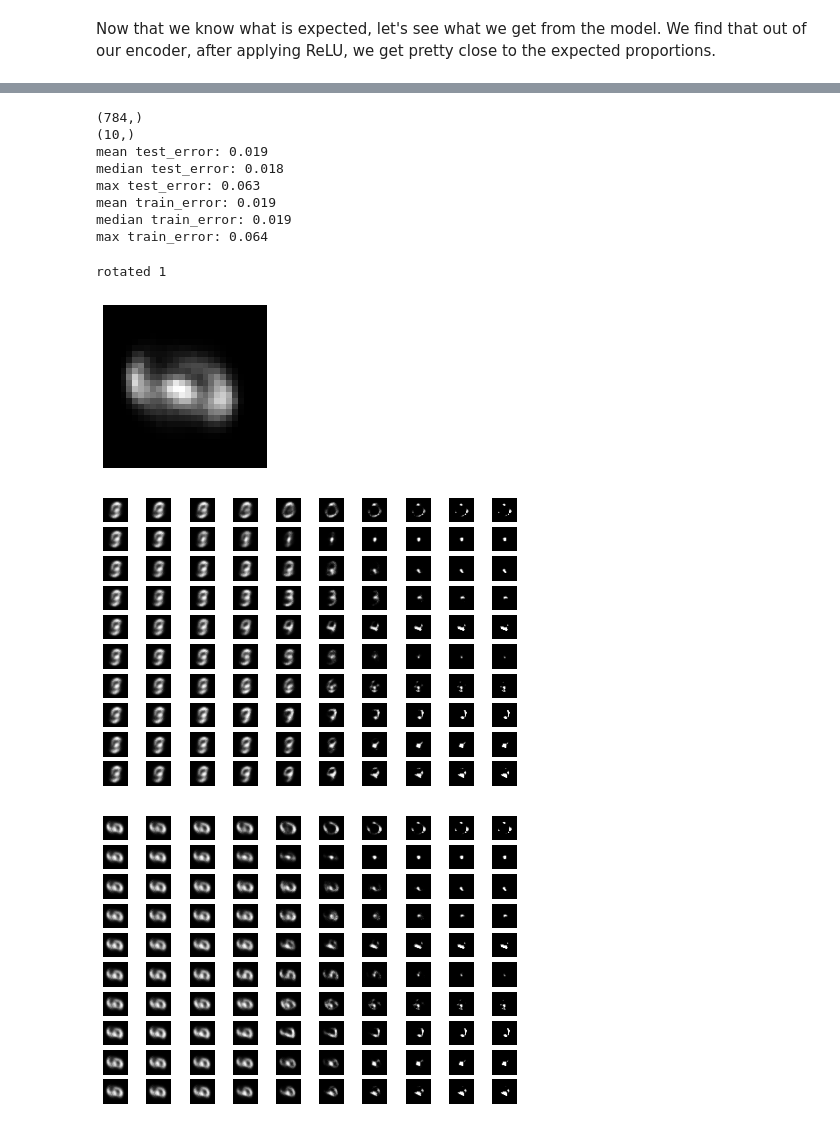
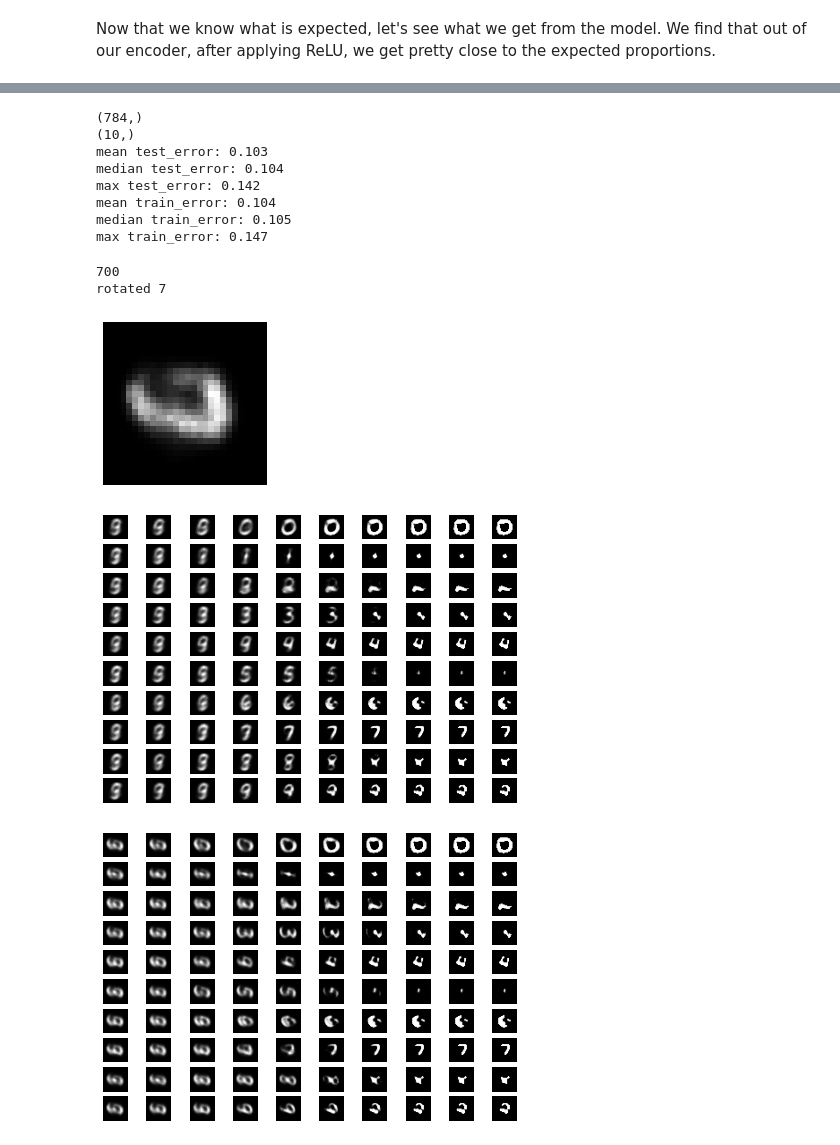
Before and after one commit to suraj-adewale/sc_bulk_ood, a Jupyter notebook: experiments/DIVA_stacked_mnist.ipynb, the cells around one changed output, grey strips where cells are left out. Cells and saved outputs as stored; diff of their text form; code cells hidden in the pictures.

Commit message:
changed proportions to be softmax, also added a sampler for z_slack in the decoding

```diff
--- a/experiments/DIVA_stacked_mnist.ipynb
+++ b/experiments/DIVA_stacked_mnist.ipynb
@@ -384,10 +383,10 @@ decoder_hidden = Dense(decoder_dim, activation=activ, name = "decoder_h1")
 decoder_out = Dense(decoder_out_dim, activation='sigmoid', name = "decoder_out")
 
 # this is the proportions we try to estimate
-decoder_props = ReLU(name = "mu_prop_pred")
+decoder_props = Softmax(name = "mu_prop_pred")
 
 # this is the rotation we try to estimate
-rot_props = ReLU(name = "mu_rot_pred")
+rot_props = Softmax(name = "mu_rot_pred")
 
 # we use this to get sigma to do sampling later
 decoder_sigma = Lambda(null_f, name = "l_sigma_prop_pred")
@@ -396,7 +395,7 @@ decoder_sigma = Lambda(null_f, name = "l_sigma_prop_pred")
 h_p = decoder_hidden(z_concat)
 outputs = decoder_out(h_p)
 
-rotation_outputs = rot_props(mu_rot)
+rotation_outputs = rot_props(z_rot)
 
 prop_outputs = decoder_props(mu_prop)
 sigma_outputs = decoder_sigma(l_sigma_prop)
@@ -494,7 +493,7 @@ label_train_rot = label_train[rot_idx,:]
 
 # now remove all samples where 3 makes up more than 50%
 # and is rotated
-keep_rot_idx = Y_train_rot[:,3] < 0.8
+keep_rot_idx = Y_train_rot[:,7] < 0.8
 X_train_rot_no3 = X_train_rot[keep_rot_idx,:]
 Y_train_rot_no3 = Y_train_rot[keep_rot_idx,:]
 label_train_rot_no3 = label_train_rot[keep_rot_idx,:]
@@ -781,12 +780,12 @@ print(f"mean train_error: {np.round(np.mean(train_error), decimals=3)}\n"
 # %% [output]
 (784,)
 (10,)
-mean test_error: 0.019
-median test_error: 0.018
-max test_error: 0.063
-mean train_error: 0.019
-median train_error: 0.019
-max train_error: 0.064
+mean test_error: 0.103
+median test_error: 0.104
+max test_error: 0.142
+mean train_error: 0.104
+median train_error: 0.105
+max train_error: 0.147
 # %%
 
 def method_sample_z(args):
@@ -798,36 +797,44 @@ def sample_digit(digit, Y_test, digit_scale, rotate):
   digit_idx = np.where(Y_test == digit)
 
   label_vec = np.array([1., 0.]).reshape((1, 2))
   if rotate:
     label_vec = np.array([0., 1.]).reshape((1, 2))
 
   pred_input = X_full_test[digit_idx[0][0:250]]
   test_X, test_mu, test_label, test_lsigma = cls_prop_vae.predict(pred_input, batch_size=250)
 
   encoded_X0 = np.ones(10)*0.01
   encoded_X0[digit] = digit_scale
   rand_lsigma = np.random.random_integers(low = 0, high = 249)
   z_0_digit = method_sample_z([encoded_X0, test_lsigma])
   z_0_digit = z_0_digit[rand_lsigma].reshape((1,10))
   return(z_0_digit)
 
-digit_img = 1
+digit_img = 7
+
+keep_rot_idx = Y_full_test[:,digit_img] > 0.9
+print(sum(keep_rot_idx))
+X_example = X_full_test[keep_rot_idx,]
+z_slack, mu_prop, z_rot = encoder.predict(X_example[0:250,:], batch_size=250)
+
 z_0_digit = sample_digit(digit_img, Y_test, 10, rotate=True)
 plt.figure(figsize=(3, 3))
 
 # it is rotated
 rotate_1hot = np.array([0., 10.])
 
 # slack, prop, rot
+slack_sample = z_slack[0]
 slack_sample = [0,0,0,0,0,0,0,0,0,0]
 pred_input = np.concatenate([slack_sample, z_0_digit[0], rotate_1hot]).reshape((1,22))
 
 print(f"rotated {digit_img}")
 plt.imshow(decoder.predict(pred_input).reshape(28,28), cmap = plt.cm.gray), axis('off')
 plt.show()
 # %% [output]
-rotated 1
+700
+rotated 7
-[figure, old version]
+[figure, new version]
 # %%
 img_it = 0
 sides = 10
@@ -840,6 +847,15 @@ rotate_val = False
 for i in range(0, sides):
     for j in range(0, sides):
         z_0_digit = sample_digit(i, Y_test, 2**j, rotate=rotate_val)
+
+        digit_img = i
+
+        keep_rot_idx = Y_full_test[:,digit_img] > 0.9
+        X_example = X_full_test[keep_rot_idx,]
+        z_slack, mu_prop, z_rot = encoder.predict(X_example[0:250,:], batch_size=250)
+
+        # slack, prop, rot
+        slack_sample = z_slack[0]
         pred_input = np.concatenate([slack_sample, z_0_digit[0], rotate_1hot]).reshape((1,22))
 
         decoded = decoder.predict(pred_input)
@@ -858,6 +874,14 @@ sides = 10
 for i in range(0, sides):
     for j in range(0, sides):
         z_0_digit = sample_digit(i, Y_test, 2**j, rotate=rotate_val)
+        digit_img = i
+
+        keep_rot_idx = Y_full_test[:,digit_img] > 0.9
+        X_example = X_full_test[keep_rot_idx,]
+        z_slack, mu_prop, z_rot = encoder.predict(X_example[0:250,:], batch_size=250)
+
+        # slack, prop, rot
+        slack_sample = z_slack[0]
         pred_input = np.concatenate([slack_sample, z_0_digit[0], rotate_1hot]).reshape((1,22))
 
         decoded = decoder.predict(pred_input)
@@ -868,8 +892,8 @@ for i in range(0, sides):
 plt.subplots_adjust(left=0, bottom=0, right=1, top=1, wspace=0, hspace=.2)
 plt.show()
 # %% [output]
-[figure, old version]
+[figure, new version]
-[figure, old version]
+[figure, new version]
 # %%
 # predict rotated numbers
 
```
Also changed, not shown: parts of 13 cells of this notebook.
